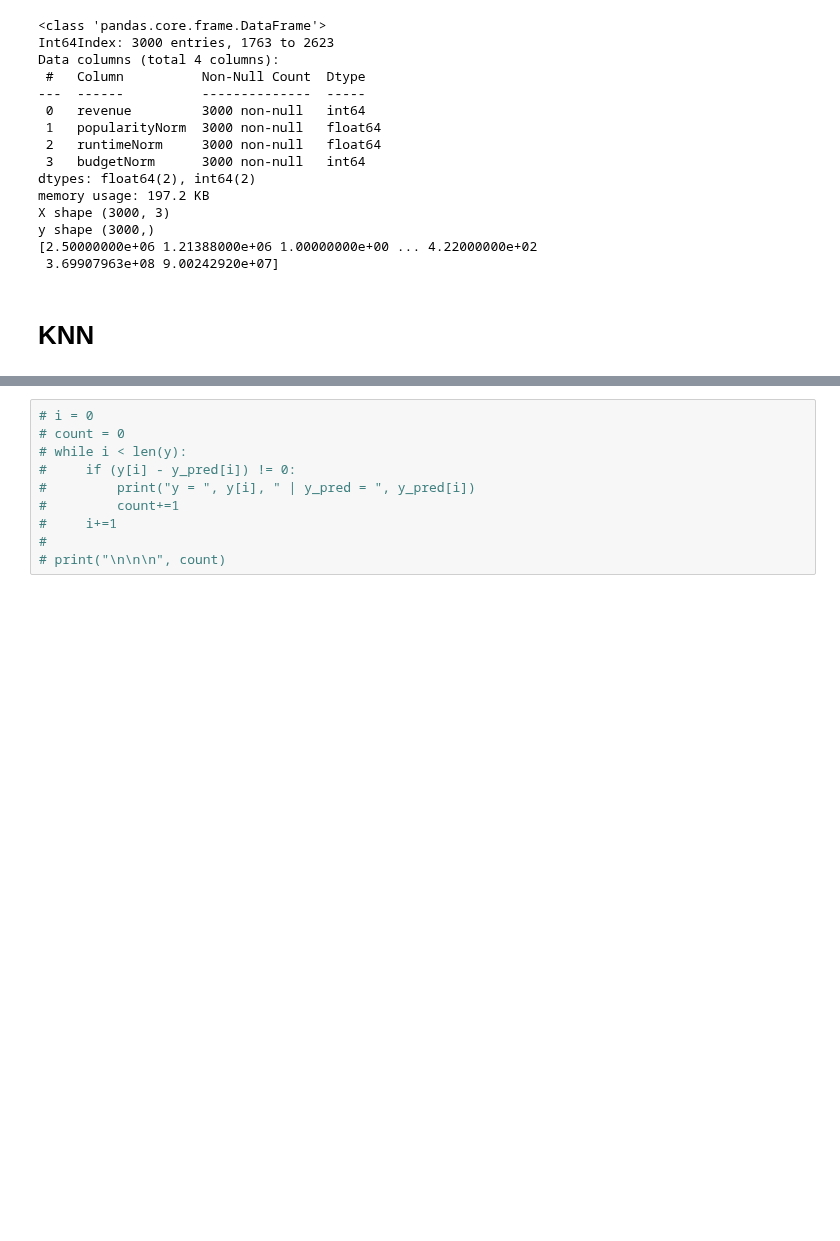
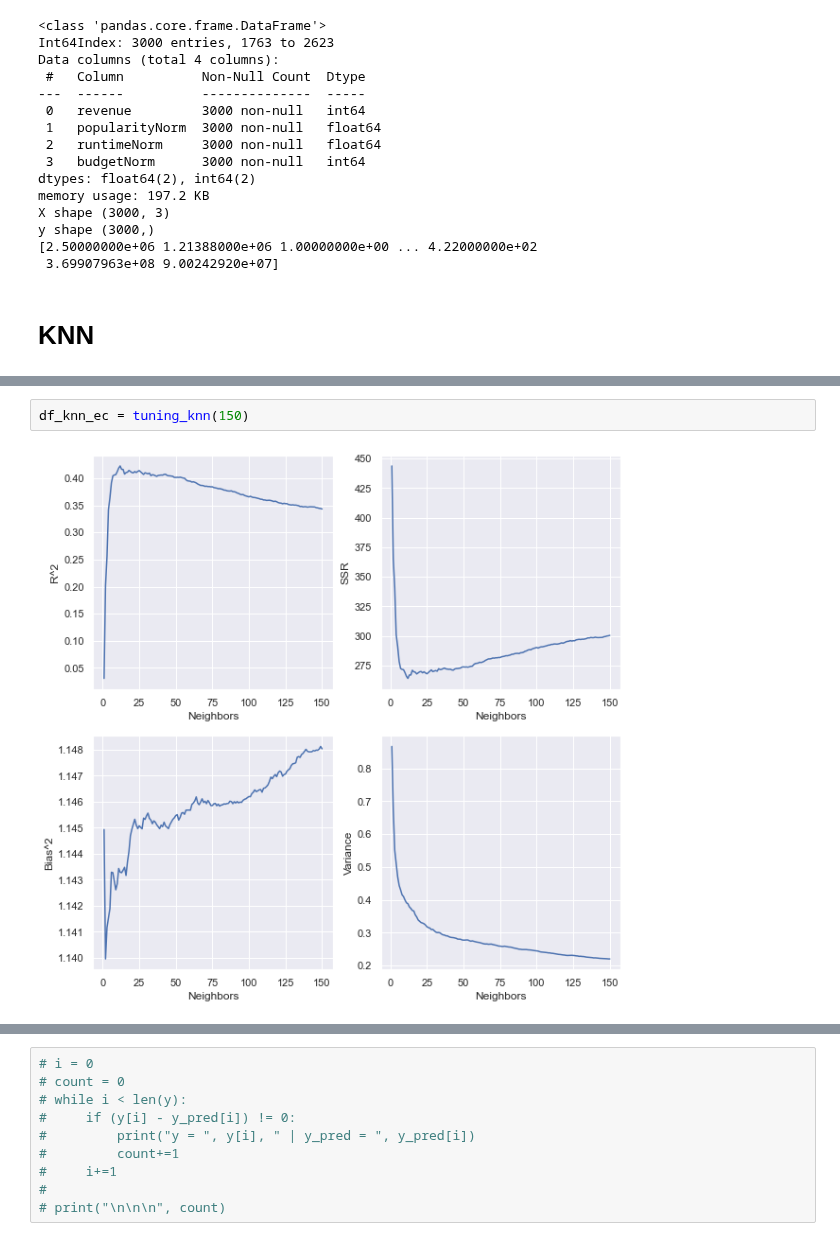
Before and after one commit to Riki98/DWM-Project, a Jupyter notebook: Progetto/Progetto.ipynb, the cells around one changed output, grey strips where cells are left out. Saved outputs shown, nothing was run; the diff lists cells and outputs as text; blank space fills up the shorter version.

```diff
--- a/Progetto/Progetto.ipynb
+++ b/Progetto/Progetto.ipynb
@@ -419,0 +539,4 @@ y shape (3000,)
+# %%
+df_knn_ec = tuning_knn(150)
+# %% [output]
+[figure, added]
```
Also changed, not shown: parts of 27 cells of this notebook.
